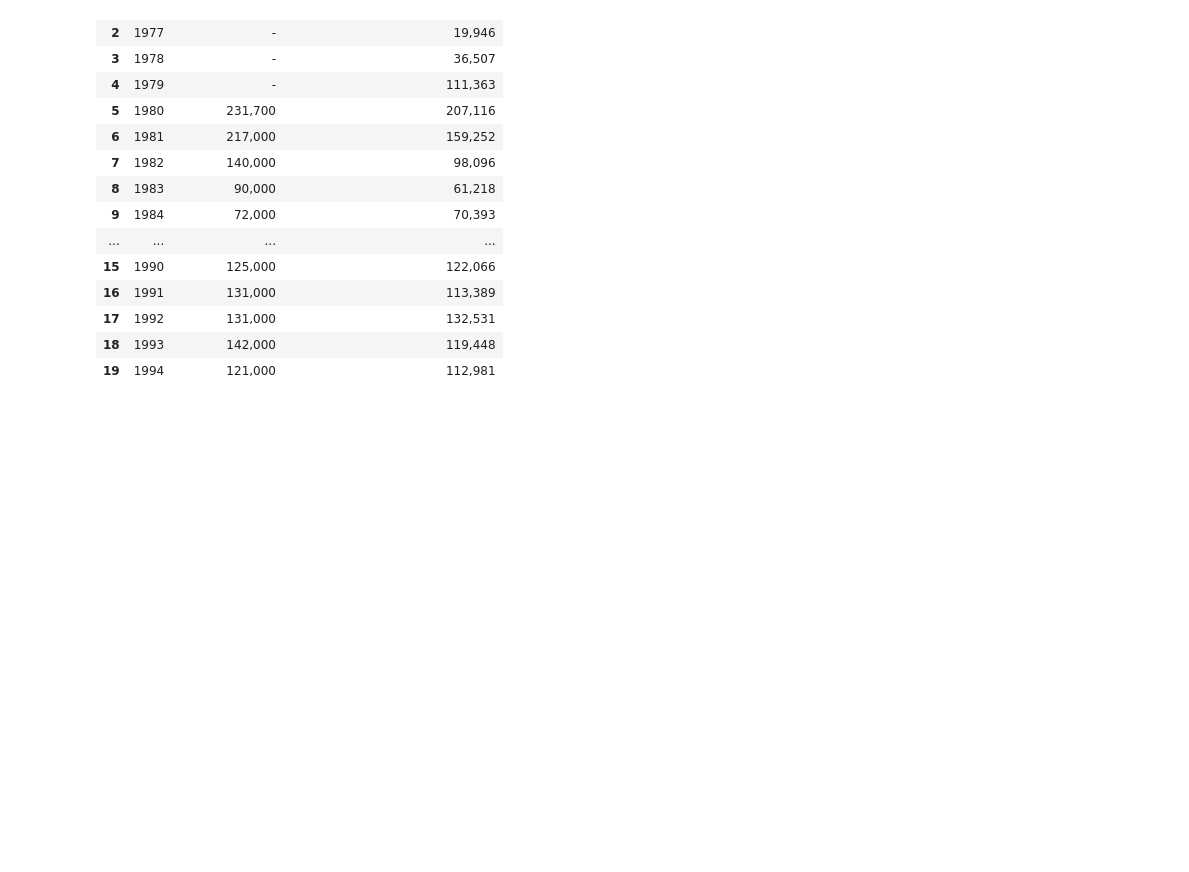
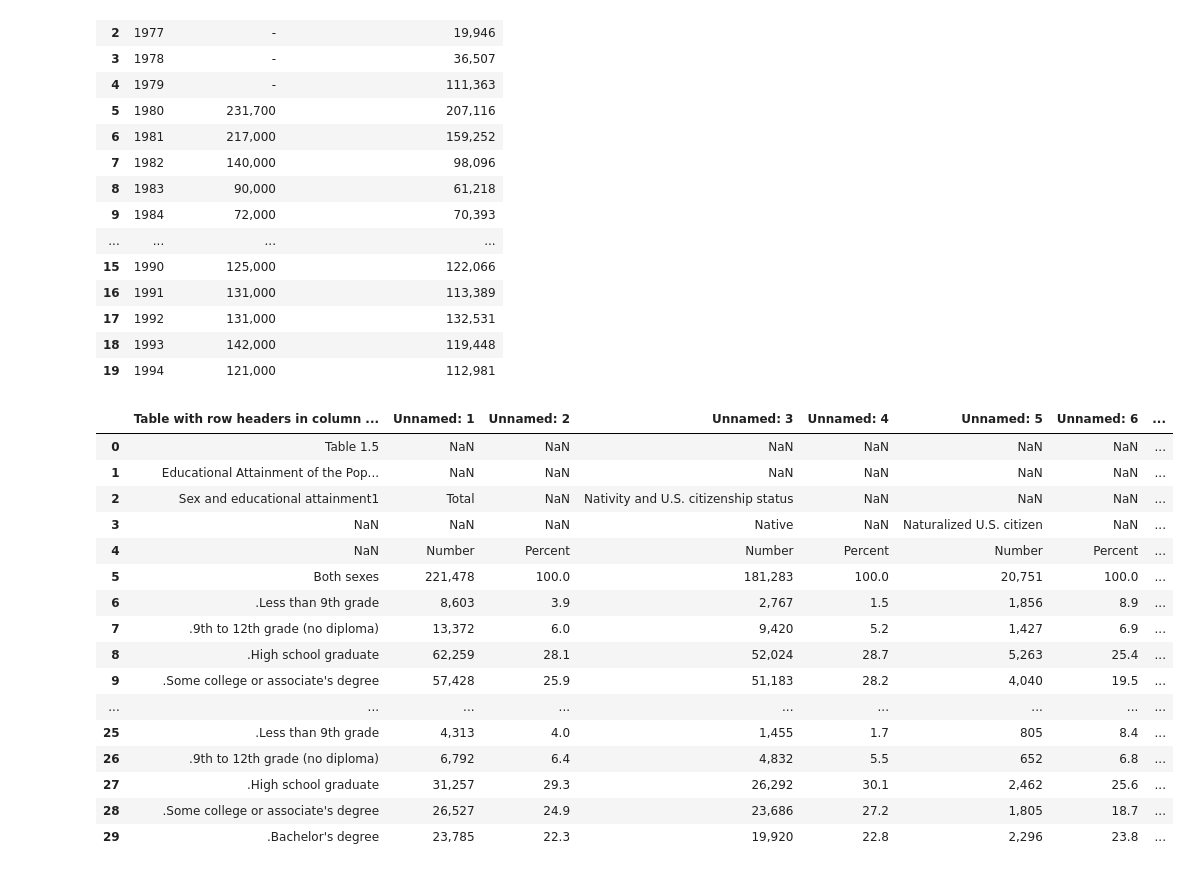
Before and after one commit to halabi93/Immigration-Data-Analysis, a Jupyter notebook: ImmigrantData.ipynb, the cells around one changed output. Drawn from its saved outputs; the diff is of its cells as text; code cells hidden in the pictures; blank space fills up the shorter version.

```diff
--- a/ImmigrantData.ipynb
+++ b/ImmigrantData.ipynb
@@ -202,3 +202,26 @@ year = 2019 #years work only <= 2019 for acs
 
 #sample = censusdata.search(src, year,'concept', 'immigration')
 sample = censusdata.search("acs5", year, 'concept', 'foreign')
+# %%
+data_file6 = os.path.join("resources", "2019-asec-tables-nativity-tab5.csv")
+asec_2019 = pd.read_csv(data_file6)
+
+asec_2019.head(30)
+# %% [output]
+|  | Table with row headers in column ... | Unnamed: 1 | Unnamed: 2 | Unnamed: 3 | Unnamed: 4 | Unnamed: 5 | Unnamed: 6 | ... |
+| 0 | Table 1.5 | NaN | NaN | NaN | NaN | NaN | NaN | ... |
+| 1 | Educational Attainment of the Pop... | NaN | NaN | NaN | NaN | NaN | NaN | ... |
+| 2 | Sex and educational attainment1 | Total | NaN | Nativity and U.S. citizenship status | NaN | NaN | NaN | ... |
+| 3 | NaN | NaN | NaN | Native | NaN | Naturalized U.S. citizen | NaN | ... |
+| 4 | NaN | Number | Percent | Number | Percent | Number | Percent | ... |
+| 5 | Both sexes | 221,478 | 100.0 | 181,283 | 100.0 | 20,751 | 100.0 | ... |
+| 6 | .Less than 9th grade | 8,603 | 3.9 | 2,767 | 1.5 | 1,856 | 8.9 | ... |
+| 7 | .9th to 12th grade (no diploma) | 13,372 | 6.0 | 9,420 | 5.2 | 1,427 | 6.9 | ... |
+| 8 | .High school graduate | 62,259 | 28.1 | 52,024 | 28.7 | 5,263 | 25.4 | ... |
+| 9 | .Some college or associate's degree | 57,428 | 25.9 | 51,183 | 28.2 | 4,040 | 19.5 | ... |
+| ... | ... | ... | ... | ... | ... | ... | ... | ... |
+| 25 | .Less than 9th grade | 4,313 | 4.0 | 1,455 | 1.7 | 805 | 8.4 | ... |
+| 26 | .9th to 12th grade (no diploma) | 6,792 | 6.4 | 4,832 | 5.5 | 652 | 6.8 | ... |
+| 27 | .High school graduate | 31,257 | 29.3 | 26,292 | 30.1 | 2,462 | 25.6 | ... |
+| 28 | .Some college or associate's degree | 26,527 | 24.9 | 23,686 | 27.2 | 1,805 | 18.7 | ... |
+| 29 | .Bachelor's degree | 23,785 | 22.3 | 19,920 | 22.8 | 2,296 | 23.8 | ... |
```
